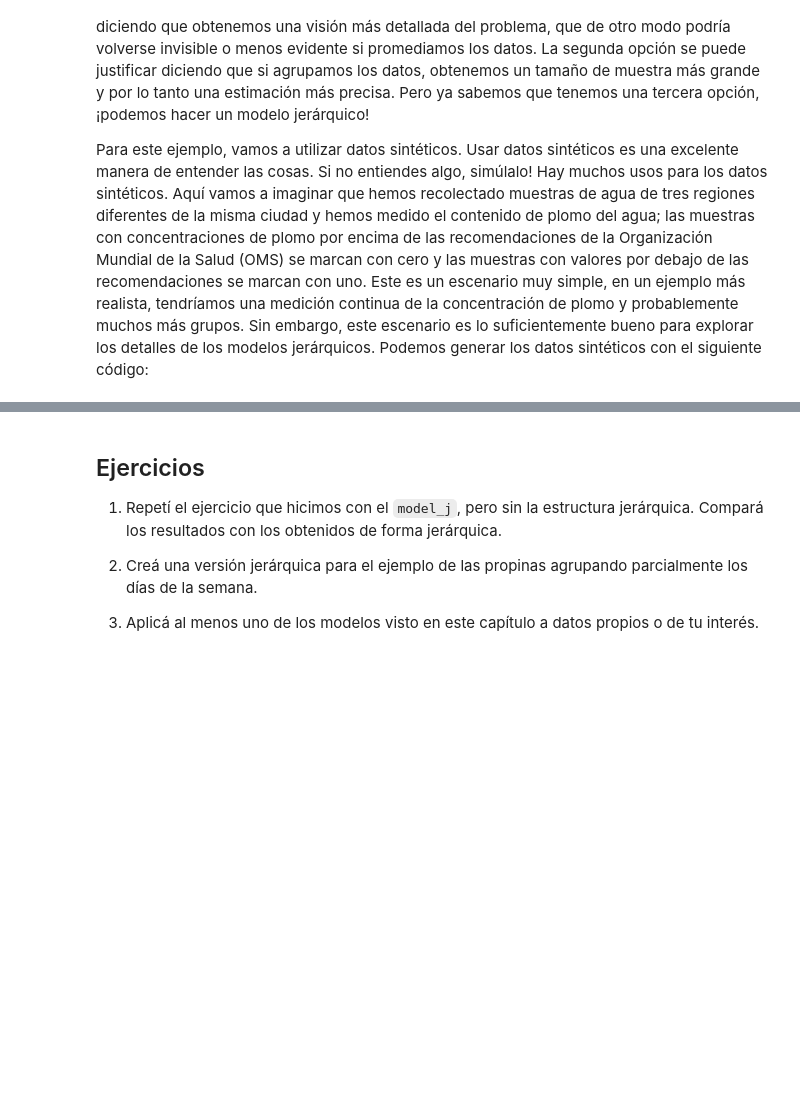
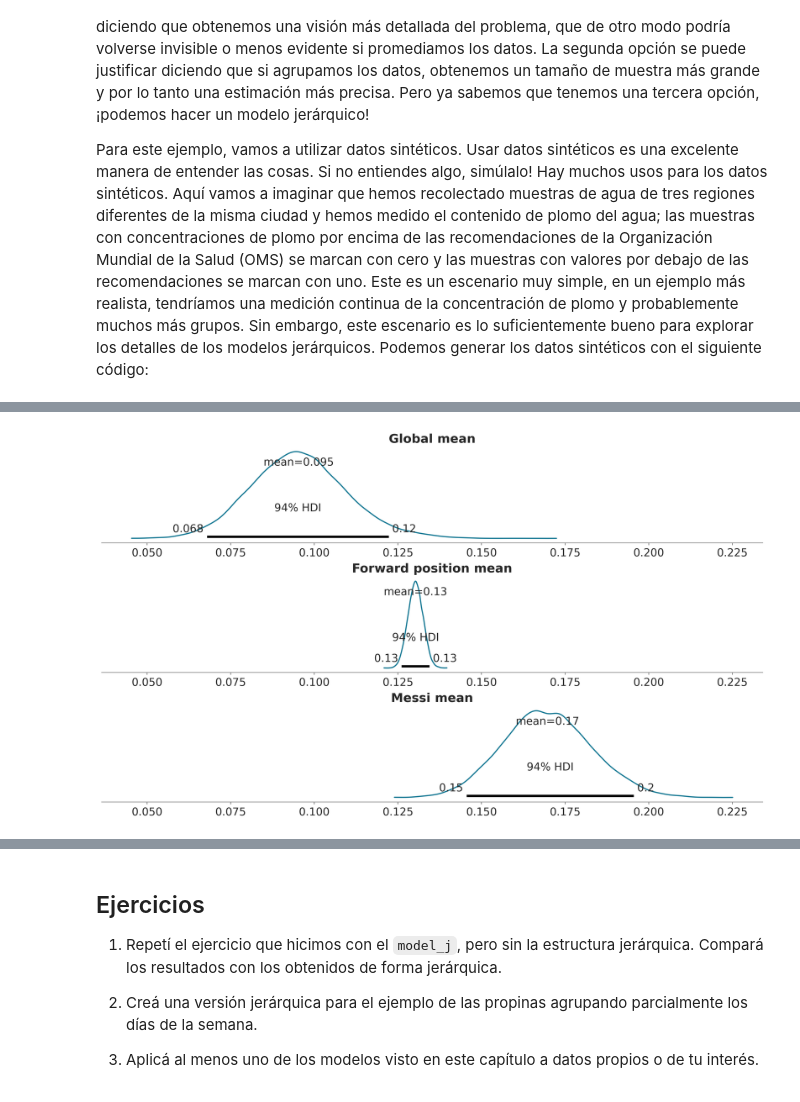
Before and after one commit to Grupo-de-modelado-probabilista/modelado_bayesiano, a Jupyter notebook: 03_Modelos_jerárquicos.ipynb, the cells around one changed output, grey strips where cells are left out. Drawn from its saved outputs; the diff is of its cells as text; code cells hidden in the pictures; blank space fills up the shorter version.

```diff
--- a/03_Modelos_jerárquicos.ipynb
+++ b/03_Modelos_jerárquicos.ipynb
@@ -295,0 +312,30 @@ En la primera fila, podemos ver que con 18 muestras con buena calidad sobre un t
+# %%
+futbol = pd.read_csv("datos/futbol.csv", dtype={'posición':'category'})
+pos_idx = futbol.posición.cat.codes.values
+pos_codes = futbol.posición.cat.categories
+n_pos = pos_codes.size
+n_jugadores = futbol.index.size
+# %%
+coords = {"pos": pos_codes}
+with pm.Model(coords=coords) as modelo_futbol:
+    # Hiper-parámetros
+    μ = pm.Beta('μ', 1.7, 5.8)
+    ν = pm.Gamma('ν', mu=125, sigma=50)
+
+
+    # Parámetros por posición
+    μ_p = pm.Beta('μ_p',
+                       mu=μ,
+                       nu=ν,
+                       dims = "pos")
+
+    ν_p = pm.Gamma('ν_p', mu=125, sigma=50, dims="pos")
+
+    # Parámetros por jugador
+    θ = pm.Beta('θ',
+                    mu=μ_p[pos_idx],
+                    nu=ν_p[pos_idx])
+
+    _ = pm.Binomial('gs', n=futbol.tiros.values, p=θ, observed=futbol.goles.values)
+
+    idata_futbol = pm.sample(4000, target_accept=0.98)
@@ -295,0 +357,10 @@ En la primera fila, podemos ver que con 18 muestras con buena calidad sobre un t
+# %%
+_, ax = plt.subplots(3, 1, figsize=(12, 7), sharex=True)
+az.plot_posterior(idata_futbol, var_names='μ', ax=ax[0])
+ax[0].set_title(r"Global mean")
+az.plot_posterior(idata_futbol.posterior.sel(pos="FW"), var_names='μ_p', ax=ax[1])
+ax[1].set_title(r"Forward position mean")
+az.plot_posterior(idata_futbol.posterior.sel(θ_dim_0=1457), var_names='θ', ax=ax[2])
+ax[2].set_title(r"Messi mean");
+# %% [output]
+[figure, added]
```
Also changed, not shown: parts of 18 cells of this notebook, 10 other files.
